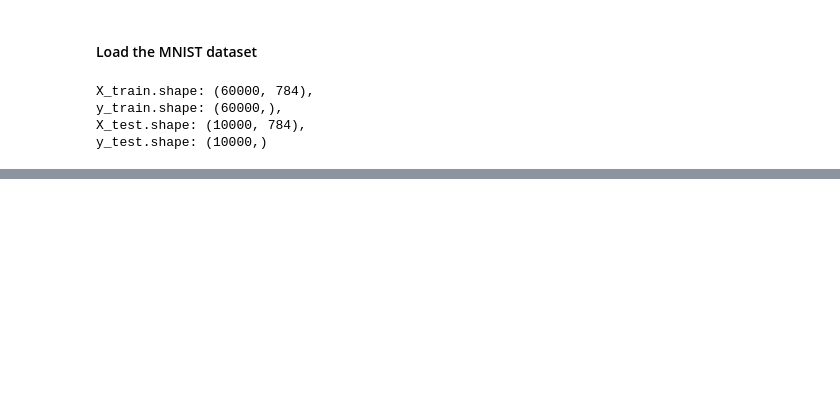
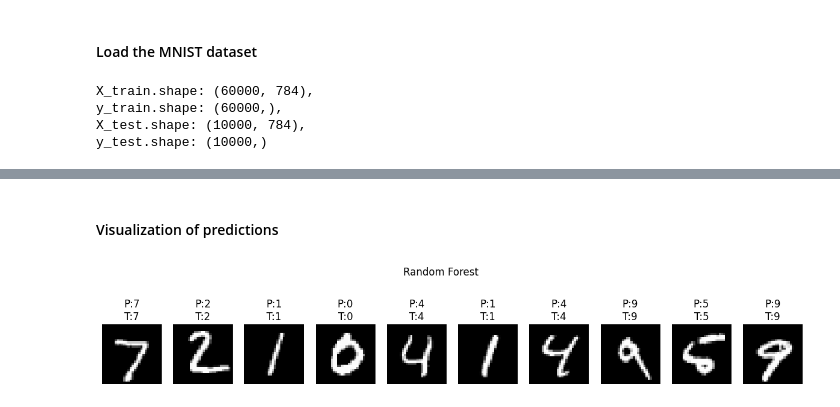
Before and after one commit to AnDeresh/Winstars-AI-DS-Internship-Test, a Jupyter notebook: mnist-classification/demo.ipynb, the cells around one changed output, grey strips where cells are left out. Drawn from its saved outputs; the diff is of its cells as text; code cells hidden in the pictures; blank space fills up the shorter version.

```diff
--- a/mnist-classification/demo.ipynb
+++ b/mnist-classification/demo.ipynb
@@ -16 +24,9 @@ y_test.shape: (10000,)
+# %%
+def evaluate_model(clf_type, X_train, y_train, X_test, y_test, model_name):
+    clf = MnistClassifier(clf_type)
+    clf.train(X_train, y_train)
+    predictions = clf.predict(X_test)
+    accuracy = accuracy_score(y_test, predictions)
+    print(f"{model_name} Accuracy: {accuracy:.4f}")
+    return predictions
 # %% [markdown]
@@ -18,7 +34,3 @@ y_test.shape: (10000,)
 # %%
 # Random Forest
-rf_clf = MnistClassifier("rf")
-rf_clf.train(X_train, y_train)
-rf_predictions = rf_clf.predict(X_test)
-rf_accuracy = rf_clf.evaluate(y_test, rf_predictions)
-print(f"Random Forest Accuracy: {rf_accuracy:.4f}")
+rf_predictions = evaluate_model("rf", X_train, y_train, X_test, y_test, "Random Forest")
@@ -38,0 +71,16 @@ print(f"CNN Accuracy: {cnn_accuracy:.4f}")
+# %% [markdown]
+#### Visualization of predictions
+# %%
+def show_predictions(X_test, y_test, predictions, model_name, n=10):
+    plt.figure(figsize=(15, 3))
+    for i in range(n):
+        plt.subplot(1, n, i+1)
+        plt.imshow(X_test[i].reshape(28, 28), cmap='gray')
+        plt.title(f"P:{predictions[i]}\nT:{y_test[i]}")
+        plt.axis('off')
+    plt.suptitle(model_name)
+    plt.show()
+# %%
+show_predictions(X_test, y_test, rf_predictions, "Random Forest")
+# %% [output]
+[figure, added]
```
Also changed, not shown: parts of 26 cells of this notebook.
